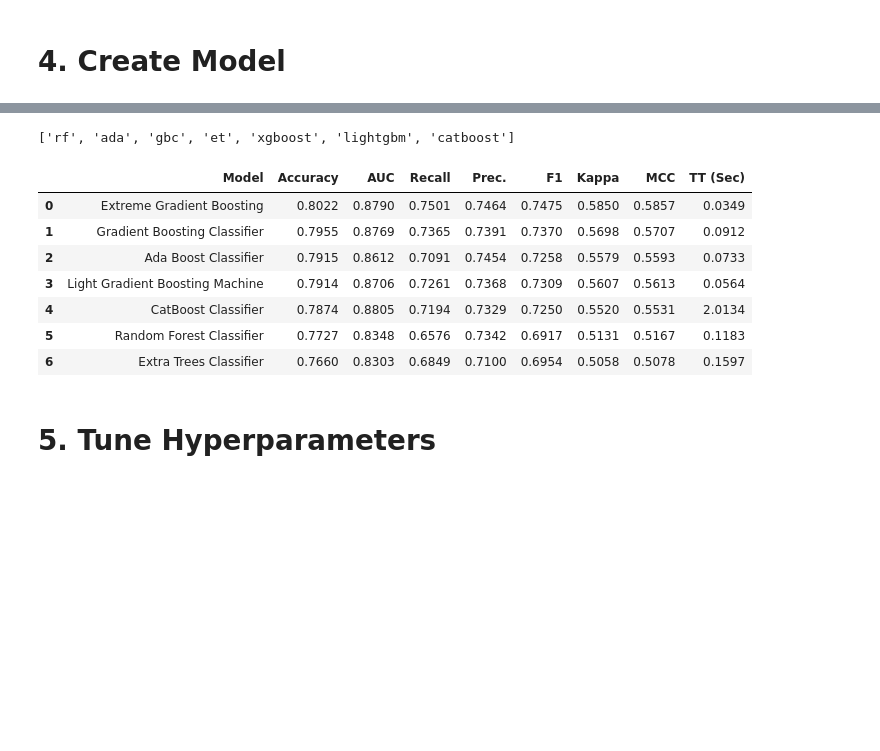
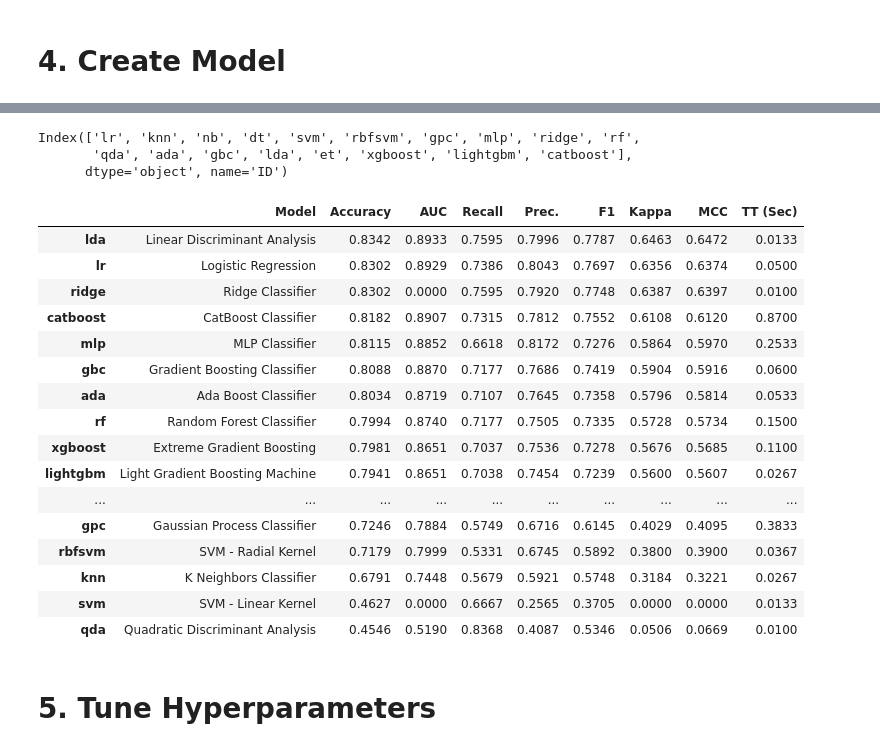
Before and after one commit to wilsonify/pycaret, a Jupyter notebook: examples/PyCaret 2 Classification.ipynb, the cells around one changed output, grey strips where cells are left out. Cells and saved outputs as stored; diff of their text form; code cells hidden in the pictures; blank space fills up the shorter version.

```diff
--- a/examples/PyCaret 2 Classification.ipynb
+++ b/examples/PyCaret 2 Classification.ipynb
@@ -154,18 +254,29 @@ models()
 # %%
-models(type='ensemble').index.tolist()
+models().index
 # %% [output]
-['rf', 'ada', 'gbc', 'et', 'xgboost', 'lightgbm', 'catboost']
+Index(['lr', 'knn', 'nb', 'dt', 'svm', 'rbfsvm', 'gpc', 'mlp', 'ridge', 'rf',
+       'qda', 'ada', 'gbc', 'lda', 'et', 'xgboost', 'lightgbm', 'catboost'],
+      dtype='object', name='ID')
 # %%
-ensembled_models = compare_models(whitelist = models(type='ensemble').index.tolist(), fold = 3)
+ensembled_models = compare_models(include = models().index.tolist(), fold = 3)
 # %% [output]
 |  | Model | Accuracy | AUC | Recall | Prec. | F1 | Kappa | MCC | TT (Sec) |
-| 0 | Extreme Gradient Boosting | 0.8022 | 0.8790 | 0.7501 | 0.7464 | 0.7475 | 0.5850 | 0.5857 | 0.0349 |
-| 1 | Gradient Boosting Classifier | 0.7955 | 0.8769 | 0.7365 | 0.7391 | 0.7370 | 0.5698 | 0.5707 | 0.0912 |
-| 2 | Ada Boost Classifier | 0.7915 | 0.8612 | 0.7091 | 0.7454 | 0.7258 | 0.5579 | 0.5593 | 0.0733 |
-| 3 | Light Gradient Boosting Machine | 0.7914 | 0.8706 | 0.7261 | 0.7368 | 0.7309 | 0.5607 | 0.5613 | 0.0564 |
-| 4 | CatBoost Classifier | 0.7874 | 0.8805 | 0.7194 | 0.7329 | 0.7250 | 0.5520 | 0.5531 | 2.0134 |
-| 5 | Random Forest Classifier | 0.7727 | 0.8348 | 0.6576 | 0.7342 | 0.6917 | 0.5131 | 0.5167 | 0.1183 |
-| 6 | Extra Trees Classifier | 0.7660 | 0.8303 | 0.6849 | 0.7100 | 0.6954 | 0.5058 | 0.5078 | 0.1597 |
+| lda | Linear Discriminant Analysis | 0.8342 | 0.8933 | 0.7595 | 0.7996 | 0.7787 | 0.6463 | 0.6472 | 0.0133 |
+| lr | Logistic Regression | 0.8302 | 0.8929 | 0.7386 | 0.8043 | 0.7697 | 0.6356 | 0.6374 | 0.0500 |
+| ridge | Ridge Classifier | 0.8302 | 0.0000 | 0.7595 | 0.7920 | 0.7748 | 0.6387 | 0.6397 | 0.0100 |
+| catboost | CatBoost Classifier | 0.8182 | 0.8907 | 0.7315 | 0.7812 | 0.7552 | 0.6108 | 0.6120 | 0.8700 |
+| mlp | MLP Classifier | 0.8115 | 0.8852 | 0.6618 | 0.8172 | 0.7276 | 0.5864 | 0.5970 | 0.2533 |
+| gbc | Gradient Boosting Classifier | 0.8088 | 0.8870 | 0.7177 | 0.7686 | 0.7419 | 0.5904 | 0.5916 | 0.0600 |
+| ada | Ada Boost Classifier | 0.8034 | 0.8719 | 0.7107 | 0.7645 | 0.7358 | 0.5796 | 0.5814 | 0.0533 |
+| rf | Random Forest Classifier | 0.7994 | 0.8740 | 0.7177 | 0.7505 | 0.7335 | 0.5728 | 0.5734 | 0.1500 |
+| xgboost | Extreme Gradient Boosting | 0.7981 | 0.8651 | 0.7037 | 0.7536 | 0.7278 | 0.5676 | 0.5685 | 0.1100 |
+| lightgbm | Light Gradient Boosting Machine | 0.7941 | 0.8651 | 0.7038 | 0.7454 | 0.7239 | 0.5600 | 0.5607 | 0.0267 |
+| ... | ... | ... | ... | ... | ... | ... | ... | ... | ... |
+| gpc | Gaussian Process Classifier | 0.7246 | 0.7884 | 0.5749 | 0.6716 | 0.6145 | 0.4029 | 0.4095 | 0.3833 |
+| rbfsvm | SVM - Radial Kernel | 0.7179 | 0.7999 | 0.5331 | 0.6745 | 0.5892 | 0.3800 | 0.3900 | 0.0367 |
+| knn | K Neighbors Classifier | 0.6791 | 0.7448 | 0.5679 | 0.5921 | 0.5748 | 0.3184 | 0.3221 | 0.0267 |
+| svm | SVM - Linear Kernel | 0.4627 | 0.0000 | 0.6667 | 0.2565 | 0.3705 | 0.0000 | 0.0000 | 0.0133 |
+| qda | Quadratic Discriminant Analysis | 0.4546 | 0.5190 | 0.8368 | 0.4087 | 0.5346 | 0.0506 | 0.0669 | 0.0100 |
 # %% [markdown]
 # 5. Tune Hyperparameters
 # %%
```
Also changed, not shown: parts of 45 cells of this notebook, 3 other files.
